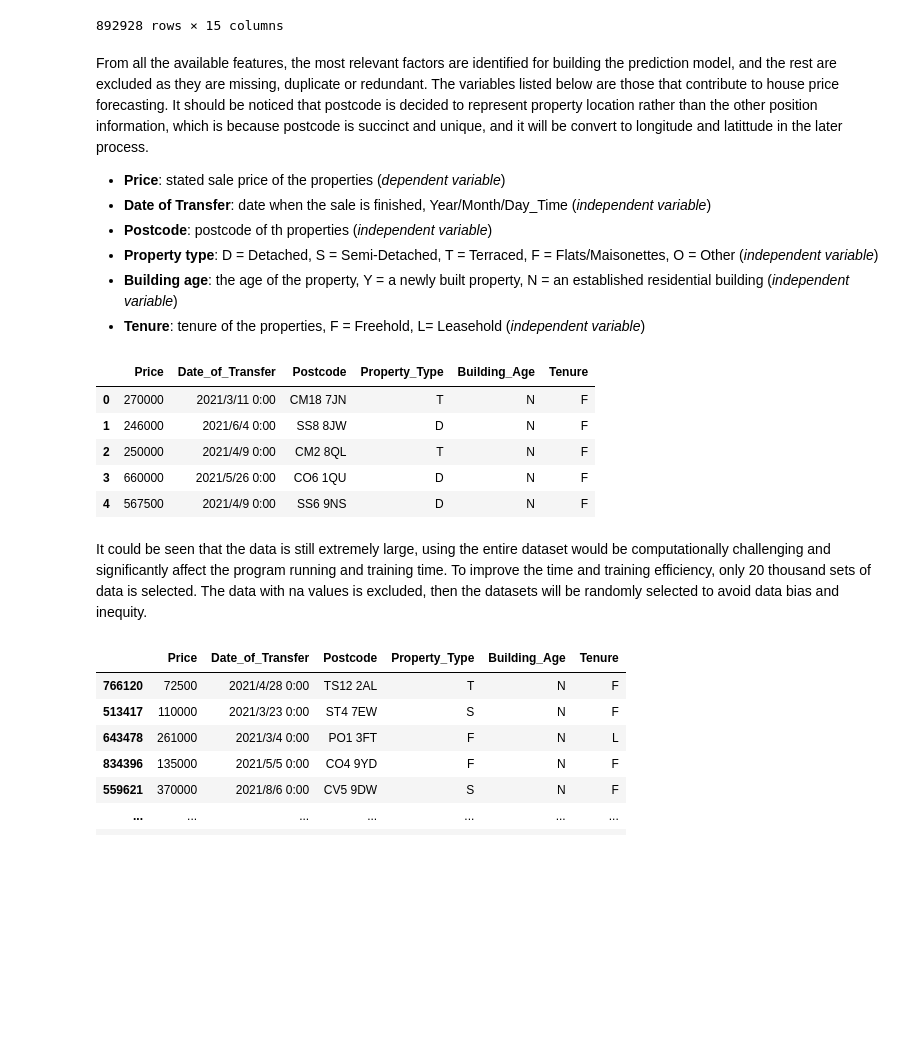
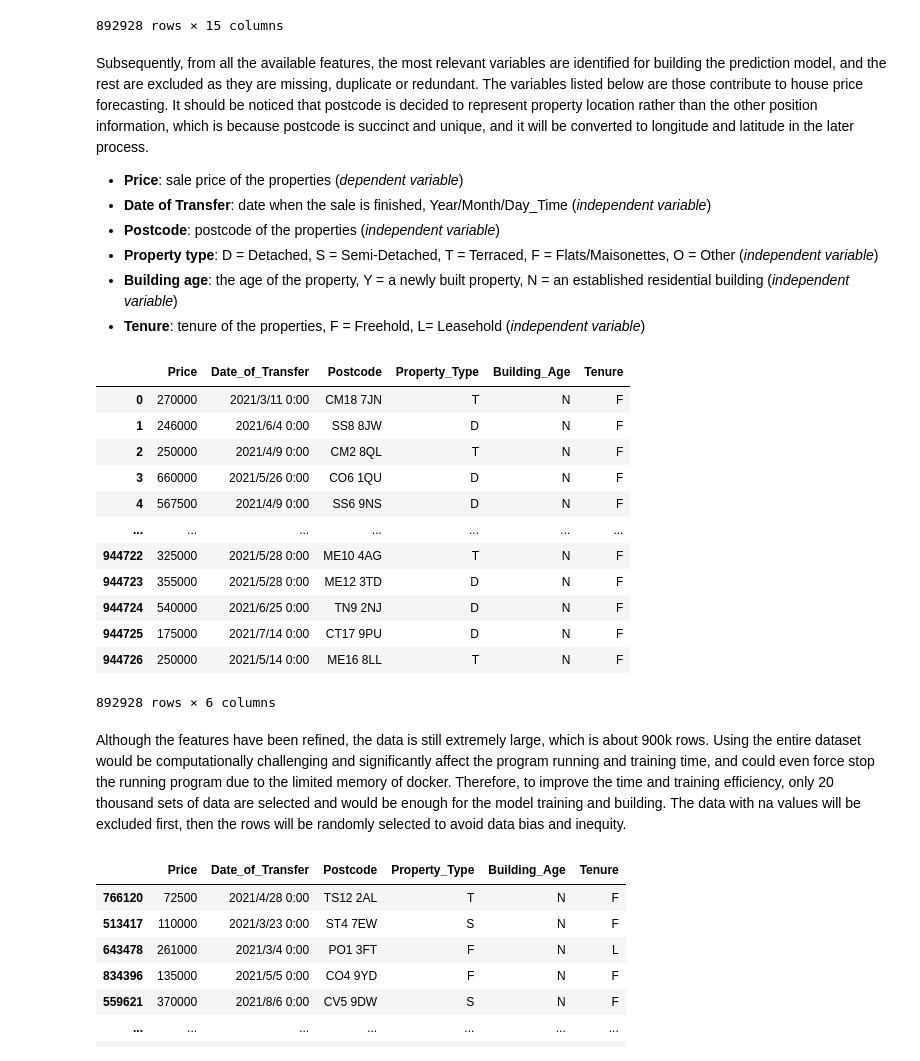
Before and after one commit to joeylizh/DSSS_Assessment, a Jupyter notebook: Assessment_Code.ipynb, the cells around one changed output. Cells and saved outputs as stored; diff of their text form; code cells hidden in the pictures; blank space fills up the shorter version.

```diff
--- a/Assessment_Code.ipynb
+++ b/Assessment_Code.ipynb
@@ -128,33 +155,40 @@ df
 | 944726 | {CD5A9DCB-FADC-310A-E053-6C04A8C0... | 250000 | 2021/5/14 0:00 | ME16 8LL | T | N | F | ... |
 892928 rows × 15 columns
 # %% [markdown]
-From all the available features, the most relevant factors are identified for building the prediction model, and the rest are excluded as they are missing, duplicate or redundant. The variables listed below are those that contribute to house price forecasting. It should be noticed that postcode is decided to represent property location rather than the other position information, which is because postcode is succinct and unique, and it will be convert to longitude and latittude in the later process.
-- **Price**: stated sale price of the properties (*dependent variable*)
+Subsequently, from all the available features, the most relevant variables are identified for building the prediction model, and the rest are excluded as they are missing, duplicate or redundant. The variables listed below are those contribute to house price forecasting. It should be noticed that postcode is decided to represent property location rather than the other position information, which is because postcode is succinct and unique, and it will be converted to longitude and latitude in the later process.
+- **Price**: sale price of the properties (*dependent variable*)
 - **Date of Transfer**: date when the sale is finished, Year/Month/Day_Time (*independent variable*)
-- **Postcode**: postcode of th properties (*independent variable*)
+- **Postcode**: postcode of the properties (*independent variable*)
 - **Property type**: D = Detached, S = Semi-Detached, T = Terraced, F = Flats/Maisonettes, O = Other  (*independent variable*)
 - **Building age**: the age of the property, Y = a newly built property, N = an established residential building (*independent variable*)
 - **Tenure**: tenure of the properties, F = Freehold, L= Leasehold (*independent variable*)
 # %%
 df = df.drop([
         "Transaction_unique_identifier",
         "PAON",
         "SAON",
         "Street",
         "Locality",
         "Town/City",
         "District",
         "County",
         "PPD_Category_Type",],axis=1,)
 
-df.head()
+df
 # %% [output]
 |  | Price | Date_of_Transfer | Postcode | Property_Type | Building_Age | Tenure |
 | 0 | 270000 | 2021/3/11 0:00 | CM18 7JN | T | N | F |
 | 1 | 246000 | 2021/6/4 0:00 | SS8 8JW | D | N | F |
 | 2 | 250000 | 2021/4/9 0:00 | CM2 8QL | T | N | F |
 | 3 | 660000 | 2021/5/26 0:00 | CO6 1QU | D | N | F |
 | 4 | 567500 | 2021/4/9 0:00 | SS6 9NS | D | N | F |
+| ... | ... | ... | ... | ... | ... | ... |
+| 944722 | 325000 | 2021/5/28 0:00 | ME10 4AG | T | N | F |
+| 944723 | 355000 | 2021/5/28 0:00 | ME12 3TD | D | N | F |
+| 944724 | 540000 | 2021/6/25 0:00 | TN9 2NJ | D | N | F |
+| 944725 | 175000 | 2021/7/14 0:00 | CT17 9PU | D | N | F |
+| 944726 | 250000 | 2021/5/14 0:00 | ME16 8LL | T | N | F |
+892928 rows × 6 columns
 # %% [markdown]
-It could be seen that the data is still extremely large, using the entire dataset would be computationally challenging and significantly affect the program running and training time. To improve the time and training efficiency, only 20 thousand sets of data is selected. The data with na values is excluded, then the datasets will be randomly selected to avoid data bias and inequity.
+Although the features have been refined, the data is still extremely large, which is about 900k rows. Using the entire dataset would be computationally challenging and significantly affect the program running and training time, and could even force stop the running program due to the limited memory of docker. Therefore, to improve the time and training efficiency, only 20 thousand sets of data are selected and would be enough for the model training and building. The data with na values will be excluded first, then the rows will be randomly selected to avoid data bias and inequity.
 # %%
```
Also changed, not shown: parts of 111 cells of this notebook, 4 other files.
